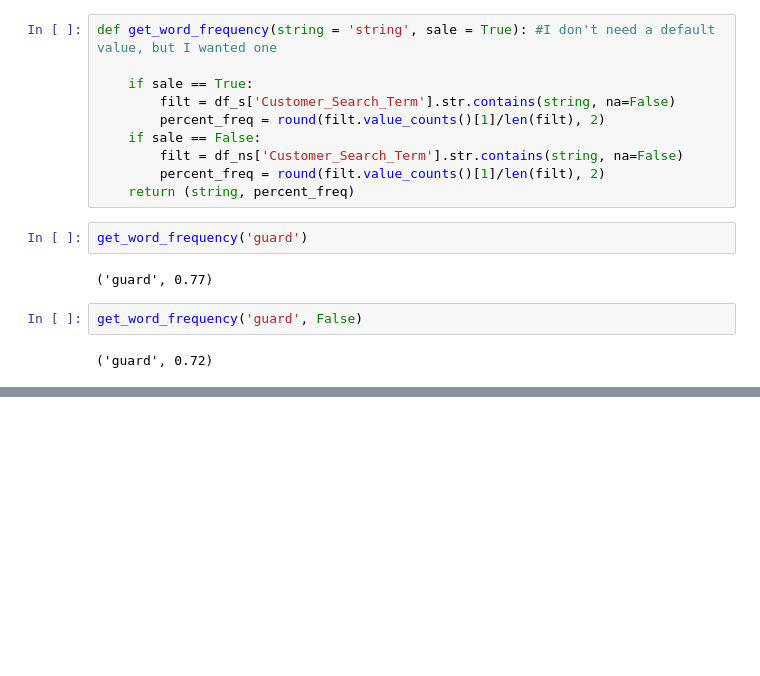
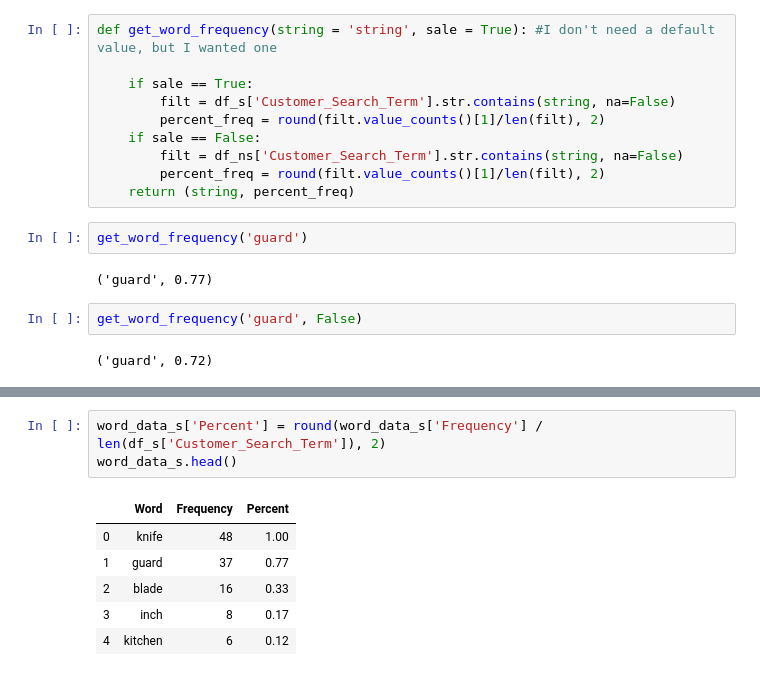
Before and after one commit to Booandlean/JI_sales, a Jupyter notebook: notebooks/Search_Term_Counts.ipynb, the cells around one changed output, grey strips where cells are left out. Drawn from its saved outputs; the diff is of its cells as text; blank space fills up the shorter version.

```diff
--- a/notebooks/Search_Term_Counts.ipynb
+++ b/notebooks/Search_Term_Counts.ipynb
@@ -324,0 +334,10 @@ word_data_s = pd.DataFrame.from_records(common_words_s, columns = )
+# %%
+word_data_s['Percent'] = round(word_data_s['Frequency'] / len(df_s['Customer_Search_Term']), 2)
+word_data_s.head()
+# %% [output]
+|  | Word | Frequency | Percent |
+| 0 | knife | 48 | 1.00 |
+| 1 | guard | 37 | 0.77 |
+| 2 | blade | 16 | 0.33 |
+| 3 | inch | 8 | 0.17 |
+| 4 | kitchen | 6 | 0.12 |
```
Also changed, not shown: parts of 4 cells of this notebook.
